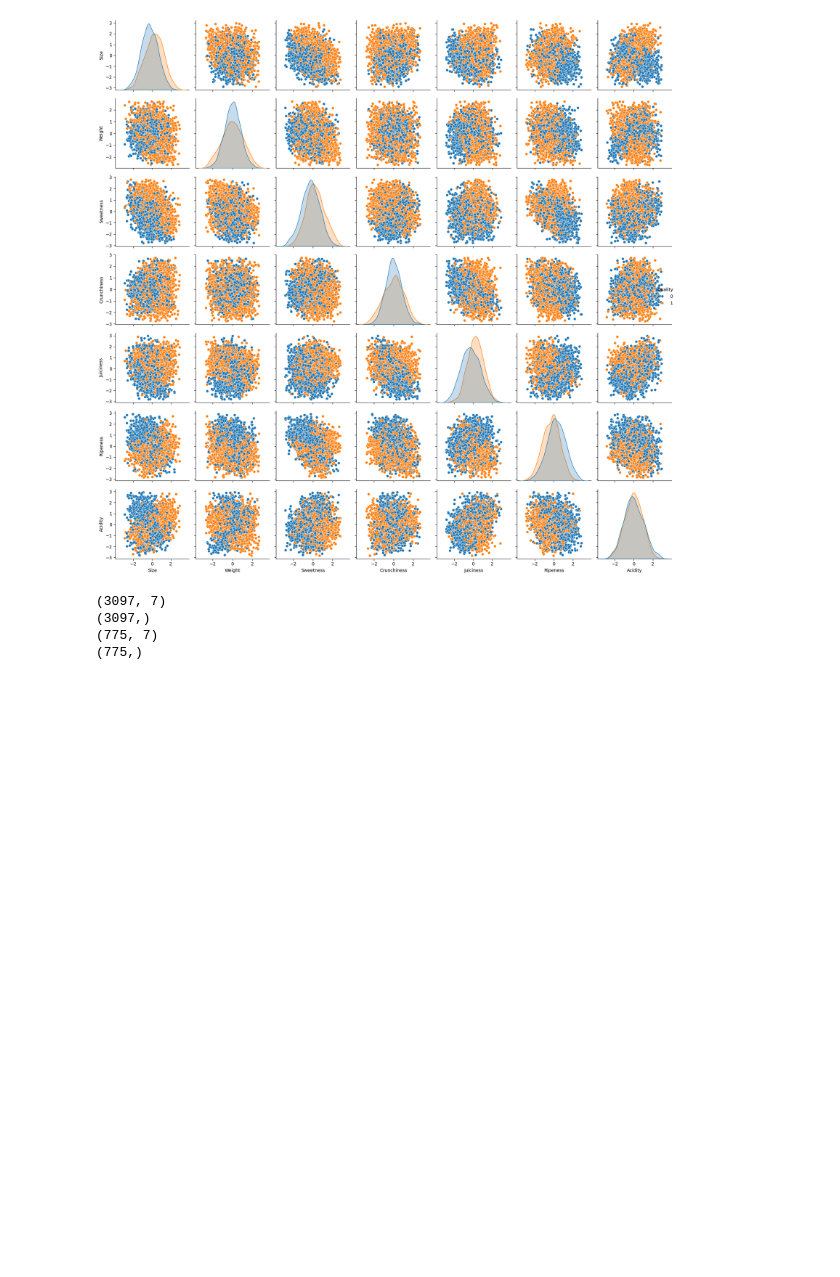
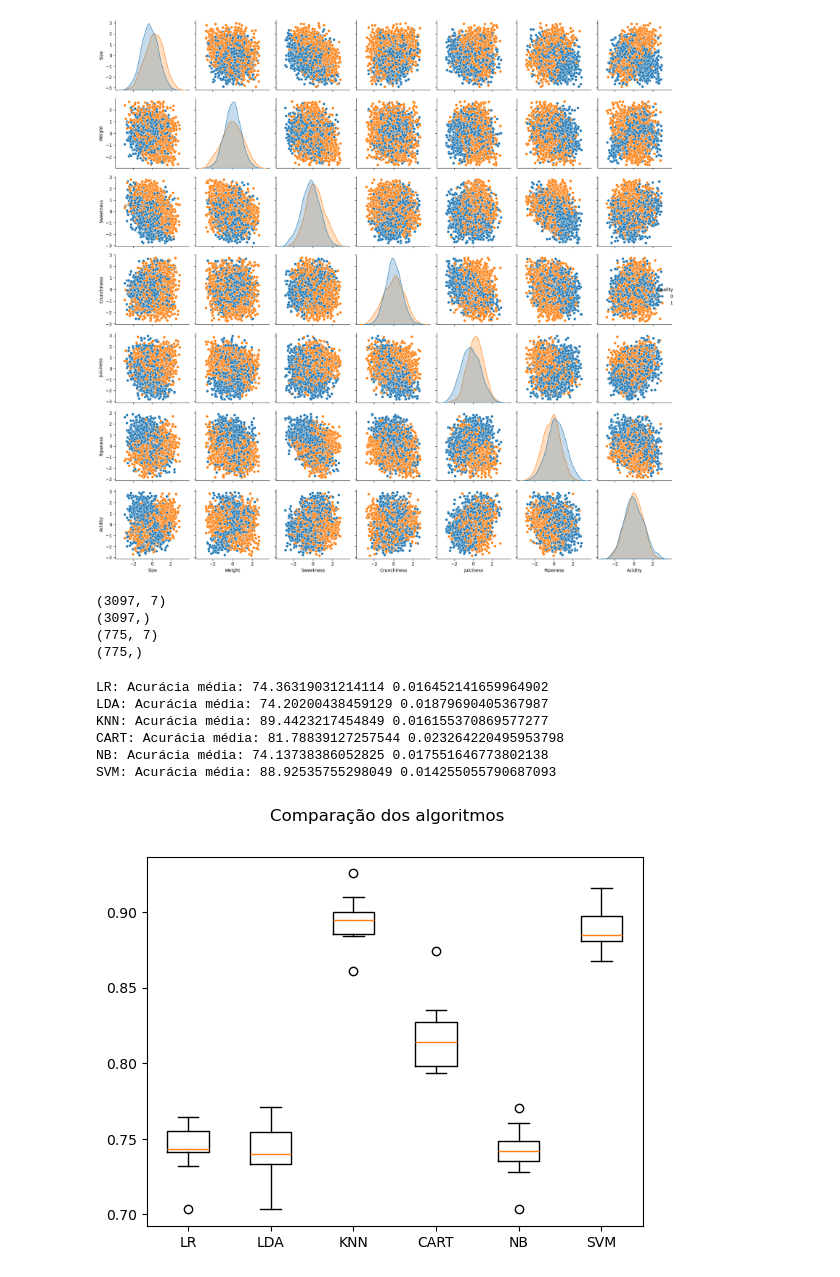
Before and after one commit to Guilherme-Luis/Chat-Apple-Quality, a Jupyter notebook: ml/Extract-model.ipynb, the cells around one changed output. Drawn from its saved outputs; the diff is of its cells as text; code cells hidden in the pictures; blank space fills up the shorter version.

Commit message:
Aplicando validação cruzada com os modelos

```diff
--- a/ml/Extract-model.ipynb
+++ b/ml/Extract-model.ipynb
@@ -96,3 +96,40 @@ print(Y_test.shape)
 (3097,)
 (775, 7)
 (775,)
+# %%
+# Algoritmos
+models = []
+models.append(("LR", LogisticRegression(solver="liblinear", multi_class="ovr")))
+models.append(("LDA", LinearDiscriminantAnalysis()))
+models.append(("KNN", KNeighborsClassifier()))
+models.append(("CART", DecisionTreeClassifier()))
+models.append(("NB", GaussianNB()))
+models.append(("SVM", SVC(gamma="auto")))
+# %%
+# Validação cruzada para avaliar o melhor
+results = []
+names = []
+for name, model in models:
+   kfold = model_selection.KFold(n_splits=10, shuffle=True, random_state=7)
+   cv_results = model_selection.cross_val_score(model, X_train, Y_train, cv=kfold, scoring="accuracy")
+   results.append(cv_results)
+   names.append(name)
+   msg = f"{name}: Acurácia média: {cv_results.mean()*100} {cv_results.std()}"
+   print(msg)
+# %% [output]
+LR: Acurácia média: 74.36319031214114 0.016452141659964902
+LDA: Acurácia média: 74.20200438459129 0.01879690405367987
+KNN: Acurácia média: 89.4423217454849 0.016155370869577277
+CART: Acurácia média: 81.78839127257544 0.023264220495953798
+NB: Acurácia média: 74.13738386052825 0.017551646773802138
+SVM: Acurácia média: 88.92535755298049 0.014255055790687093
+# %%
+# Comparação dos Algoritmos
+fig = plt.figure()
+fig.suptitle("Comparação dos algoritmos")
+ax = fig.add_subplot(111)
+plt.boxplot(results)
+ax.set_xticklabels(names)
+plt.show()
+# %% [output]
+[figure, added]
```
Also changed, not shown: parts of 1 cell of this notebook.
